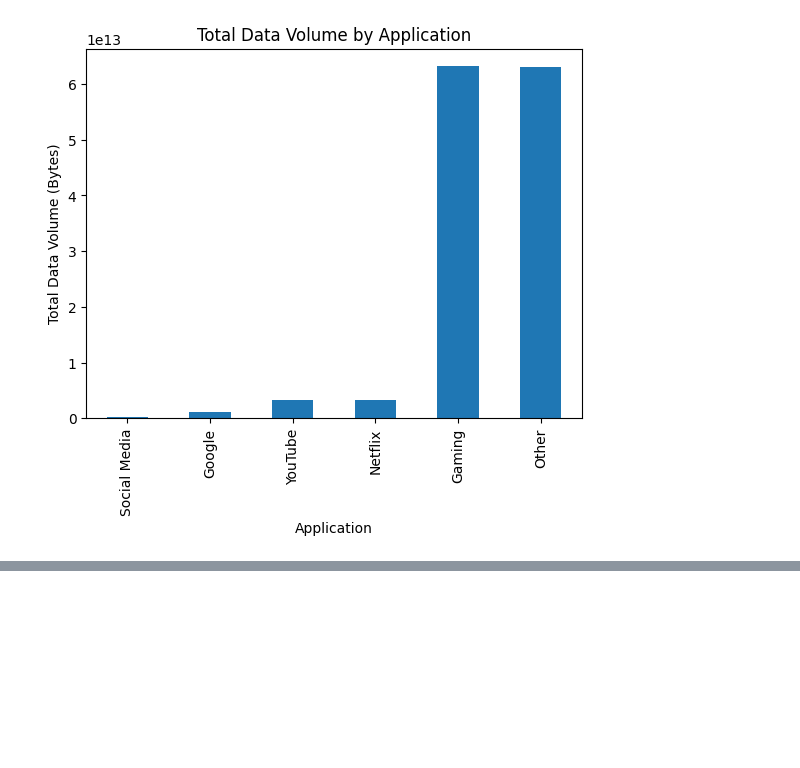
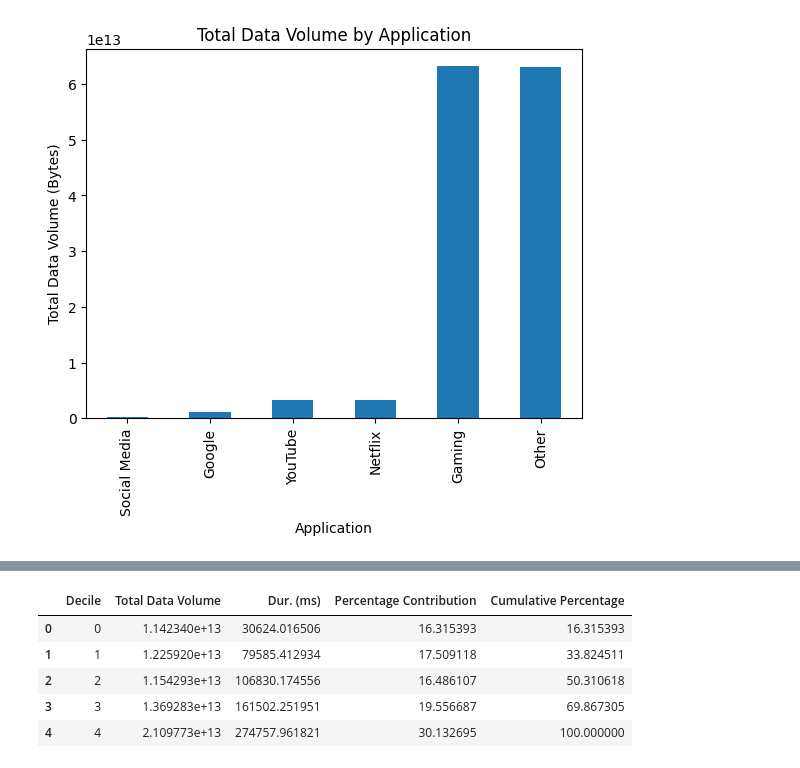
Before and after one commit to naolatomsa/TellCo, a Jupyter notebook: notebooks/userBehaviourAggregation.ipynb, the cells around one changed output, grey strips where cells are left out. Drawn from its saved outputs; the diff is of its cells as text; code cells hidden in the pictures; blank space fills up the shorter version.

```diff
--- a/notebooks/userBehaviourAggregation.ipynb
+++ b/notebooks/userBehaviourAggregation.ipynb
@@ -361,0 +493,19 @@ distribution_of_app_usage(app_usage,'Total Data Volume by Application','Applicat
+# %%
+# Calculate the total data volume across all deciles
+total_data_volume = decile_data['Total Data Volume'].sum()
+
+# Calculate the percentage contribution for each decile
+decile_data['Percentage Contribution'] = (decile_data['Total Data Volume'] / total_data_volume) * 100
+
+# Calculate the cumulative percentage for additional insights
+decile_data['Cumulative Percentage'] = decile_data['Percentage Contribution'].cumsum()
+
+# Display the updated DataFrame
+decile_data
+# %% [output]
+|  | Decile | Total Data Volume | Dur. (ms) | Percentage Contribution | Cumulative Percentage |
+| 0 | 0 | 1.142340e+13 | 30624.016506 | 16.315393 | 16.315393 |
+| 1 | 1 | 1.225920e+13 | 79585.412934 | 17.509118 | 33.824511 |
+| 2 | 2 | 1.154293e+13 | 106830.174556 | 16.486107 | 50.310618 |
+| 3 | 3 | 1.369283e+13 | 161502.251951 | 19.556687 | 69.867305 |
+| 4 | 4 | 2.109773e+13 | 274757.961821 | 30.132695 | 100.000000 |
```
Also changed, not shown: parts of 25 cells of this notebook, 3 other files.
